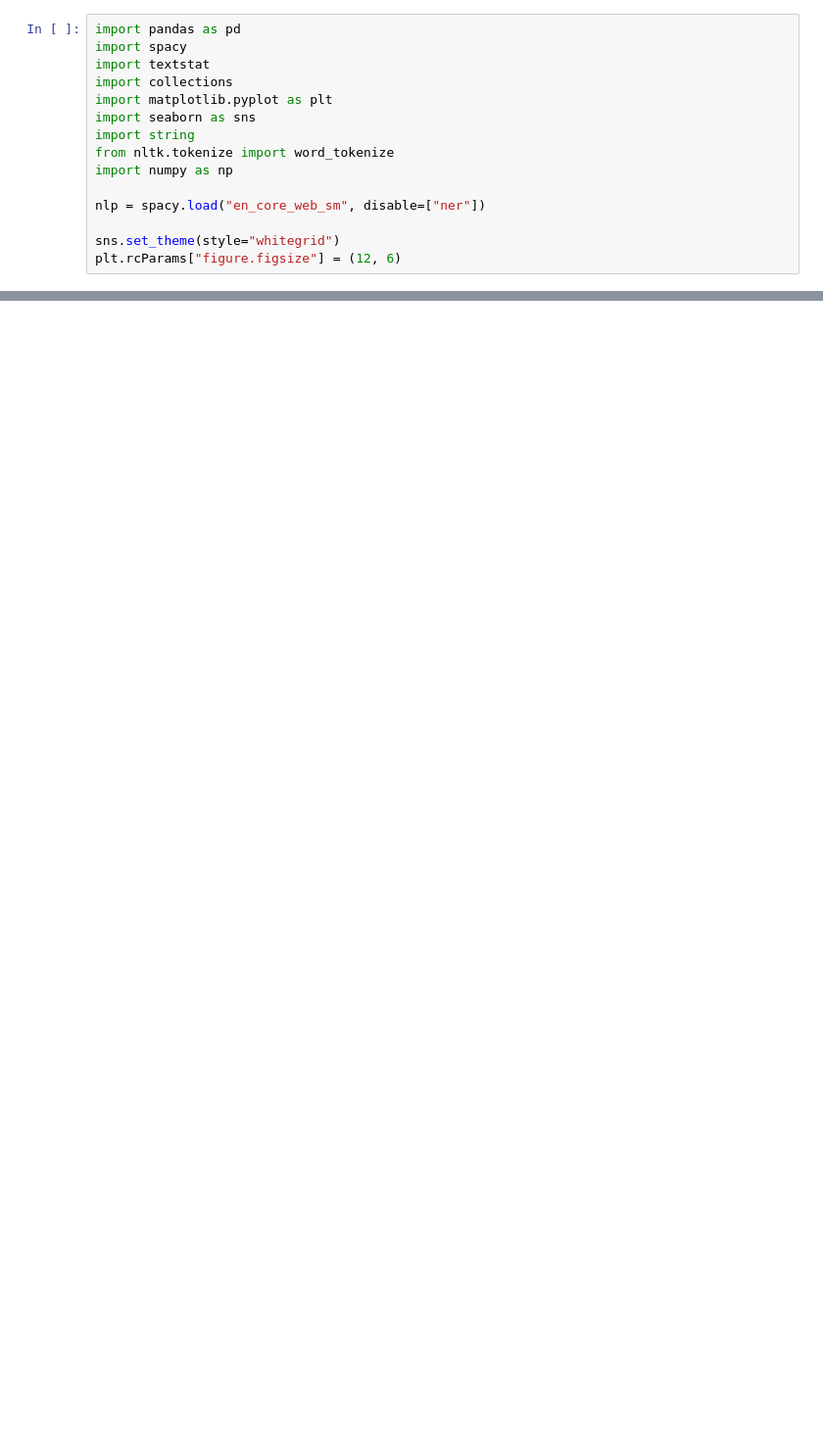
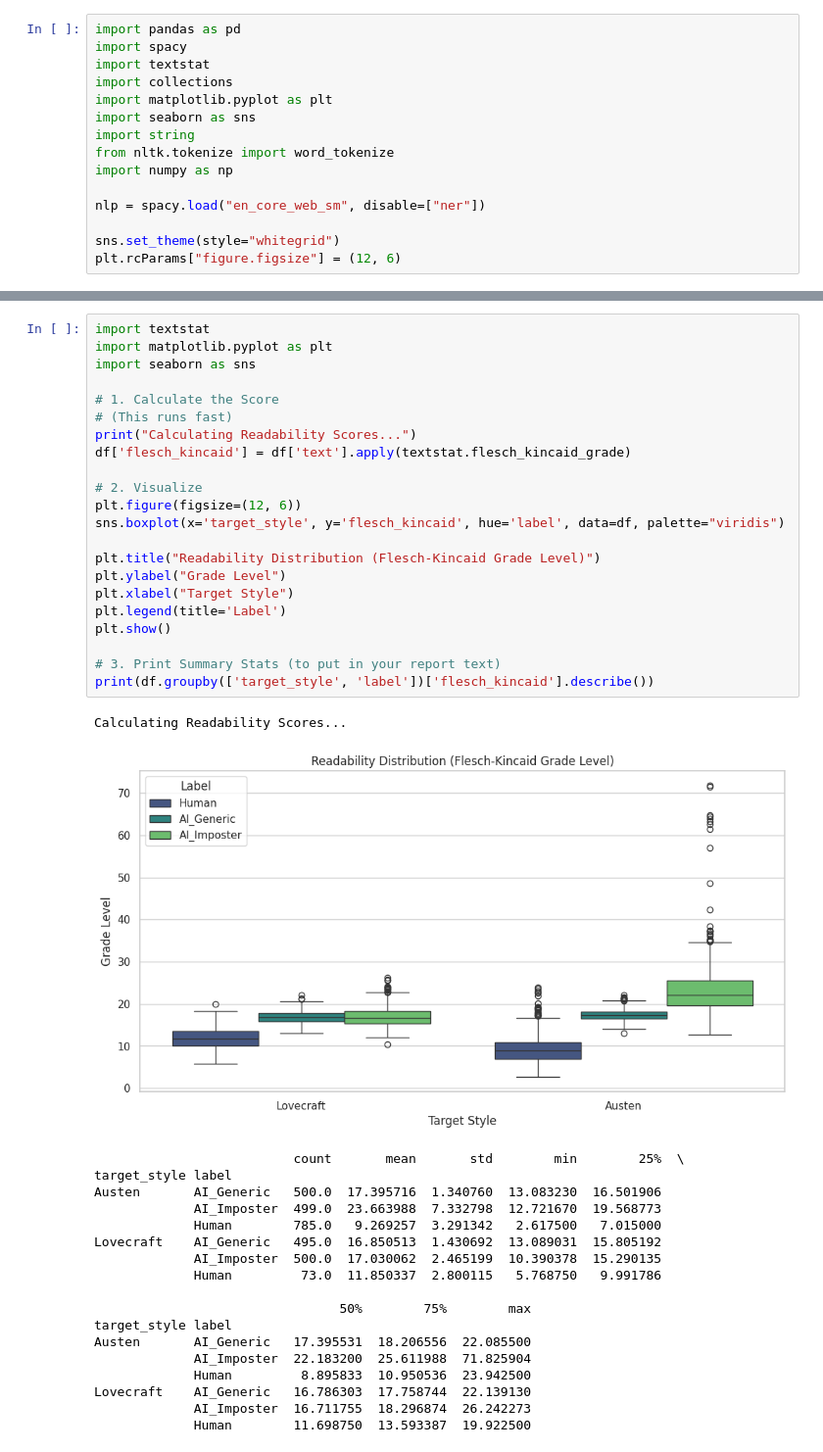
Before and after one commit to abhirajratna/precog-inlp, a Jupyter notebook: notebooks/task1.ipynb, the cells around one changed output, grey strips where cells are left out. Shown at 98% size. Saved outputs shown, nothing was run; the diff lists cells and outputs as text; blank space fills up the shorter version.

```diff
--- a/notebooks/task1.ipynb
+++ b/notebooks/task1.ipynb
@@ -142,0 +192,42 @@ plt.show()
+# %%
+import textstat
+import matplotlib.pyplot as plt
+import seaborn as sns
+
+# 1. Calculate the Score
+# (This runs fast)
+print("Calculating Readability Scores...")
+df['flesch_kincaid'] = df['text'].apply(textstat.flesch_kincaid_grade)
+
+# 2. Visualize
+plt.figure(figsize=(12, 6))
+sns.boxplot(x='target_style', y='flesch_kincaid', hue='label', data=df, palette="viridis")
+
+plt.title("Readability Distribution (Flesch-Kincaid Grade Level)")
+plt.ylabel("Grade Level")
+plt.xlabel("Target Style")
+plt.legend(title='Label')
+plt.show()
+
+# 3. Print Summary Stats (to put in your report text)
+print(df.groupby(['target_style', 'label'])['flesch_kincaid'].describe())
+# %% [output]
+Calculating Readability Scores...
+[figure, added]
+                          count       mean       std        min        25%  \
+target_style label
+Austen       AI_Generic   500.0  17.395716  1.340760  13.083230  16.501906
+             AI_Imposter  499.0  23.663988  7.332798  12.721670  19.568773
+             Human        785.0   9.269257  3.291342   2.617500   7.015000
+Lovecraft    AI_Generic   495.0  16.850513  1.430692  13.089031  15.805192
+             AI_Imposter  500.0  17.030062  2.465199  10.390378  15.290135
+             Human         73.0  11.850337  2.800115   5.768750   9.991786
+
+                                50%        75%        max
+target_style label
+Austen       AI_Generic   17.395531  18.206556  22.085500
+             AI_Imposter  22.183200  25.611988  71.825904
+             Human         8.895833  10.950536  23.942500
+Lovecraft    AI_Generic   16.786303  17.758744  22.139130
+             AI_Imposter  16.711755  18.296874  26.242273
+             Human        11.698750  13.593387  19.922500
```
Also changed, not shown: parts of 11 cells of this notebook, 2 other files.
